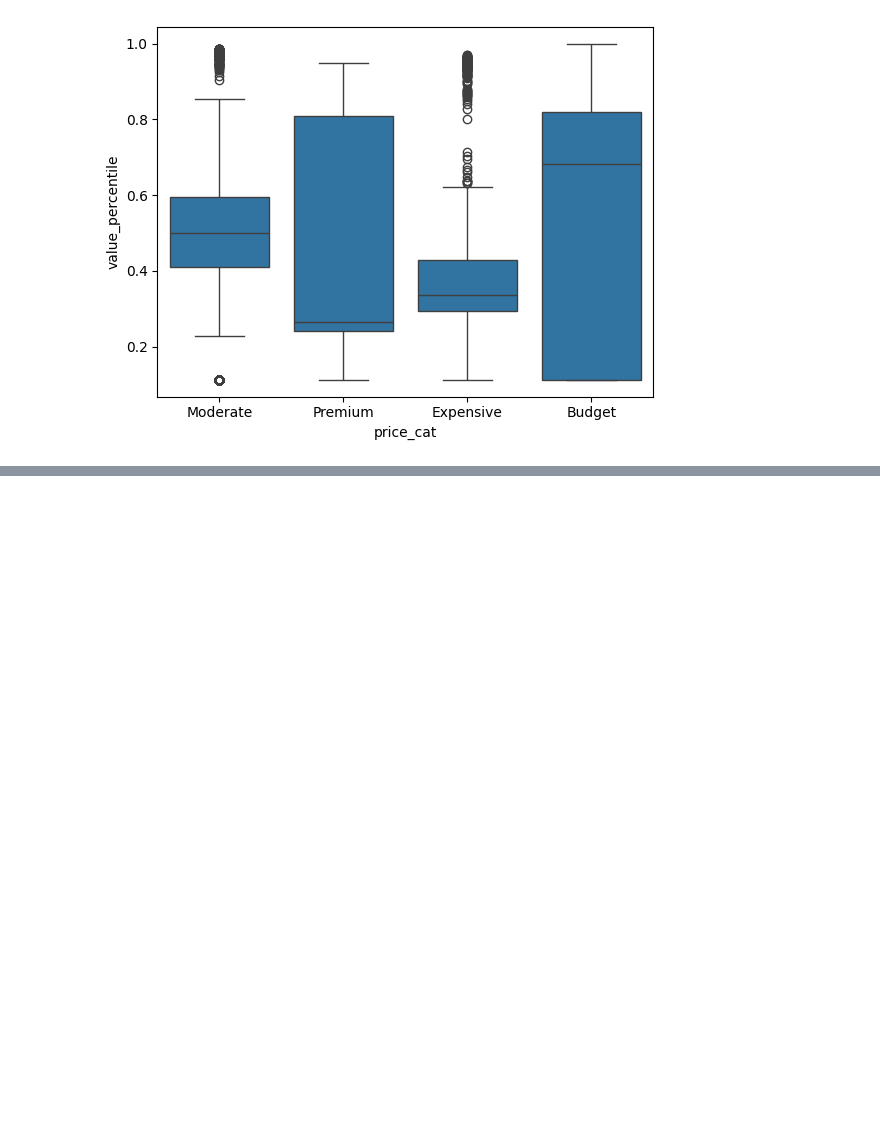
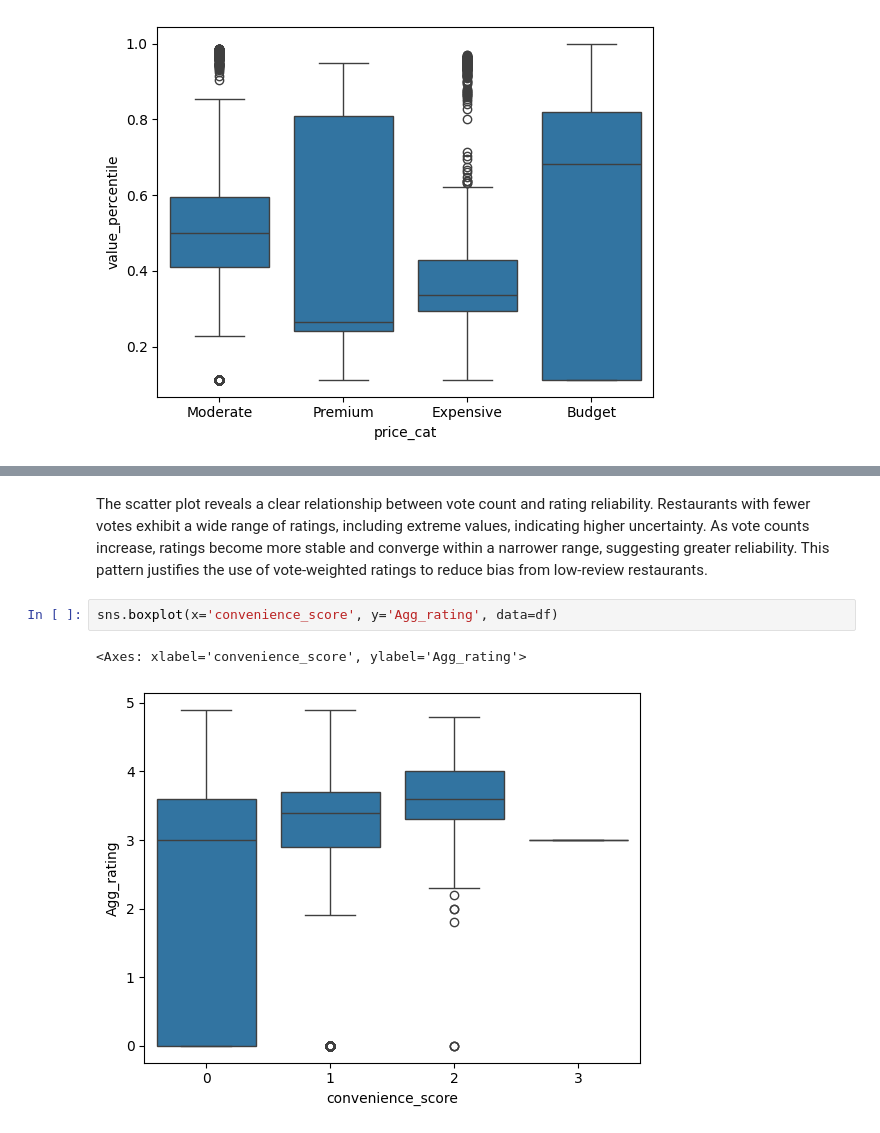
Before and after one commit to DivyeshRBhavsar/Restaurant-analysis, a Jupyter notebook: Notebooks/EDA.ipynb, the cells around one changed output, grey strips where cells are left out. Cells and saved outputs as stored; diff of their text form; blank space fills up the shorter version.

```diff
--- a/Notebooks/EDA.ipynb
+++ b/Notebooks/EDA.ipynb
@@ -25,0 +48,7 @@ sns.boxplot(x='price_cat', y='value_percentile', data=df)
+# %% [markdown]
+The scatter plot reveals a clear relationship between vote count and rating reliability. Restaurants with fewer votes exhibit a wide range of ratings, including extreme values, indicating higher uncertainty. As vote counts increase, ratings become more stable and converge within a narrower range, suggesting greater reliability. This pattern justifies the use of vote‑weighted ratings to reduce bias from low‑review restaurants.
+# %%
+sns.boxplot(x='convenience_score', y='Agg_rating', data=df)
+# %% [output]
+<Axes: xlabel='convenience_score', ylabel='Agg_rating'>
+[figure, added]
```
Also changed, not shown: parts of 6 cells of this notebook.
